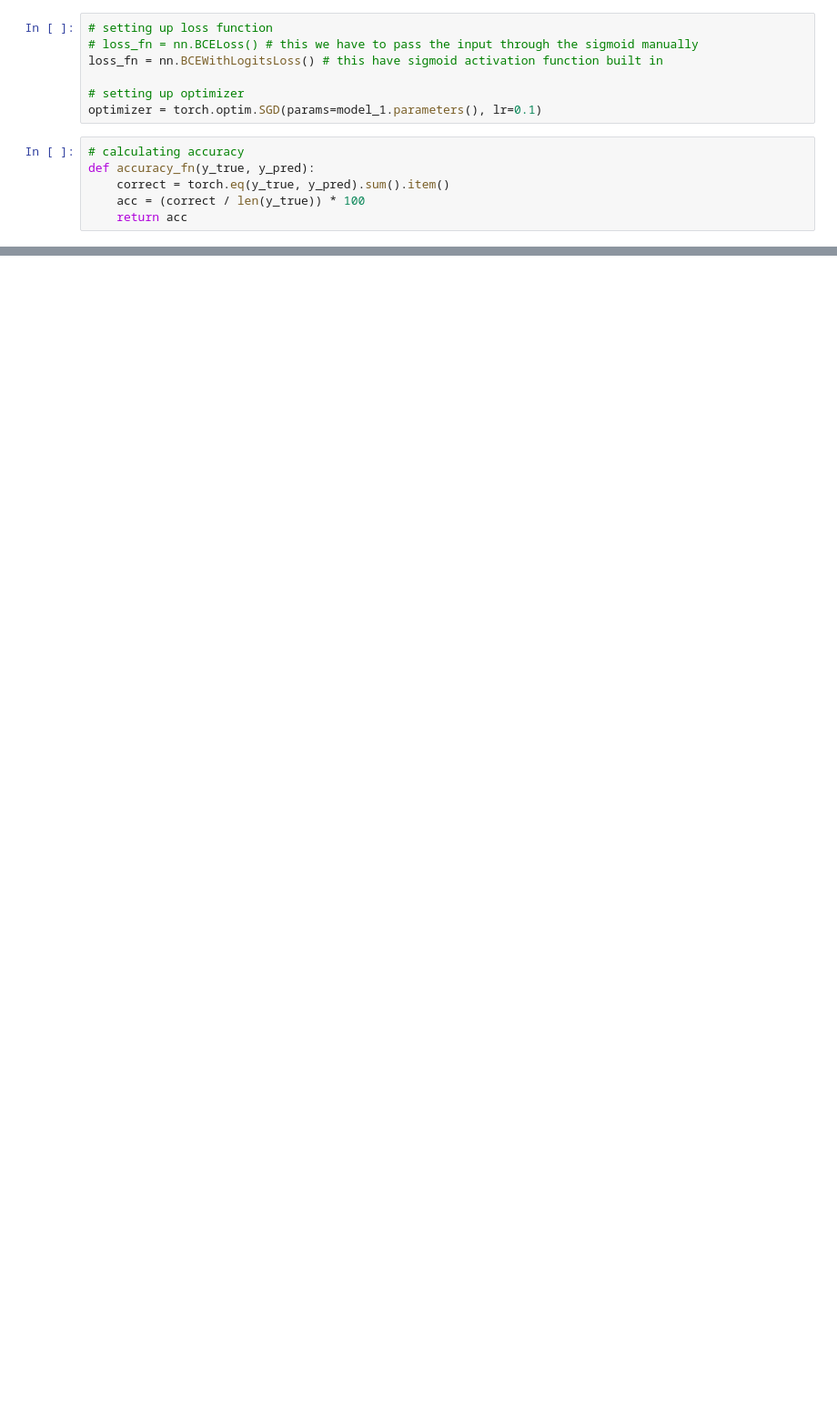
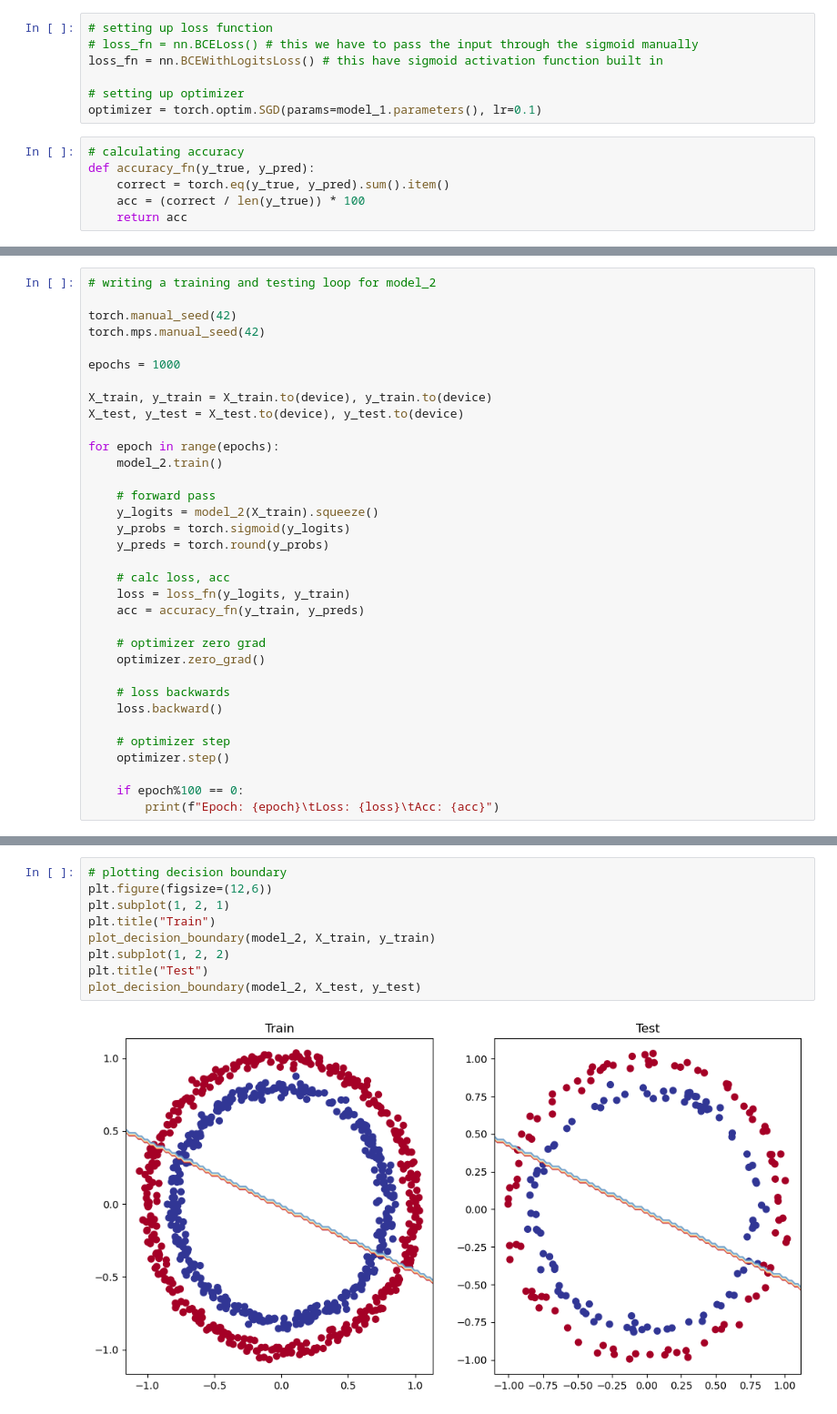
Before and after one commit to pratik-kadlak/Pytorch, a Jupyter notebook: 3. Neural Network Classification/neural_network_classification.ipynb, the cells around one changed output, grey strips where cells are left out. Shown at 91% size. Drawn from its saved outputs; the diff is of its cells as text; blank space fills up the shorter version.

```diff
--- a/3. Neural Network Classification/neural_network_classification.ipynb
+++ b/3. Neural Network Classification/neural_network_classification.ipynb
@@ -255,0 +323,34 @@ Test Loss: 0.6938855648040771    Test Acc: 54.0
+# %%
+# writing a training and testing loop for model_2
+
+torch.manual_seed(42)
+torch.mps.manual_seed(42)
+
+epochs = 1000
+
+X_train, y_train = X_train.to(device), y_train.to(device)
+X_test, y_test = X_test.to(device), y_test.to(device)
+
+for epoch in range(epochs):
+    model_2.train()
+
+    # forward pass
+    y_logits = model_2(X_train).squeeze()
+    y_probs = torch.sigmoid(y_logits)
+    y_preds = torch.round(y_probs)
+
+    # calc loss, acc
+    loss = loss_fn(y_logits, y_train)
+    acc = accuracy_fn(y_train, y_preds)
+
+    # optimizer zero grad
+    optimizer.zero_grad()
+
+    # loss backwards
+    loss.backward()
+
+    # optimizer step
+    optimizer.step()
+
+    if epoch%100 == 0:
+        print(f"Epoch: {epoch}\tLoss: {loss}\tAcc: {acc}")
@@ -255,0 +384,11 @@ Test Loss: 0.6938855648040771    Test Acc: 54.0
+# %%
+# plotting decision boundary
+plt.figure(figsize=(12,6))
+plt.subplot(1, 2, 1)
+plt.title("Train")
+plot_decision_boundary(model_2, X_train, y_train)
+plt.subplot(1, 2, 2)
+plt.title("Test")
+plot_decision_boundary(model_2, X_test, y_test)
+# %% [output]
+[figure, added]
```
Also changed, not shown: parts of 55 cells of this notebook, 1 other file.
